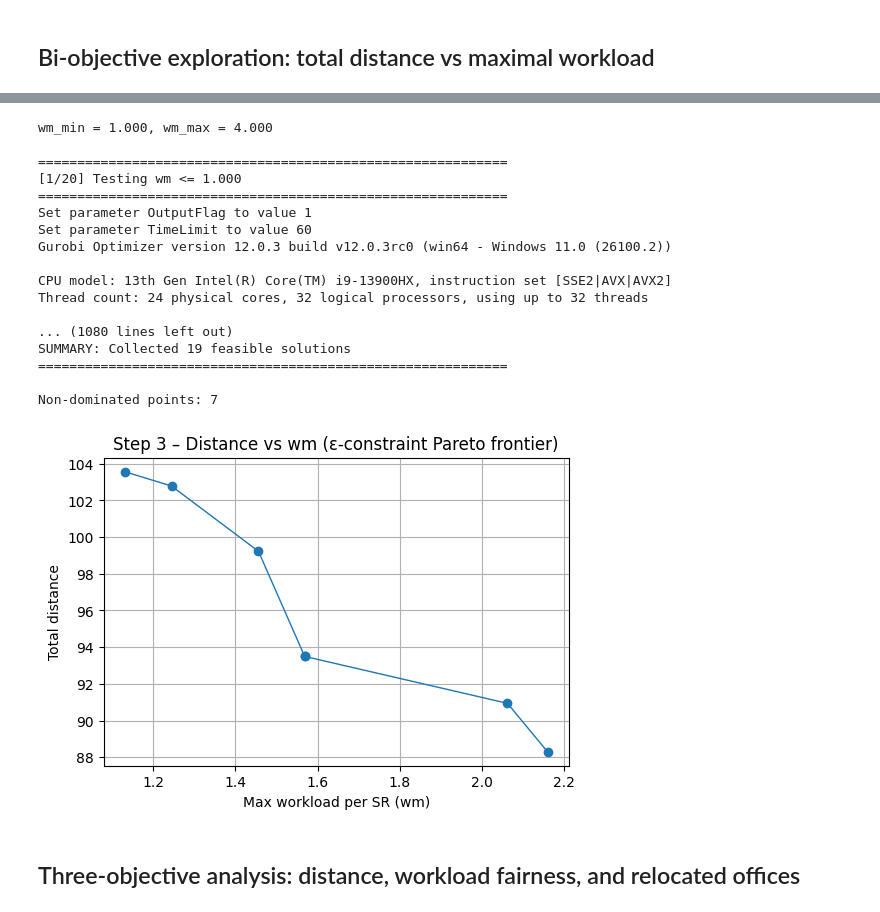
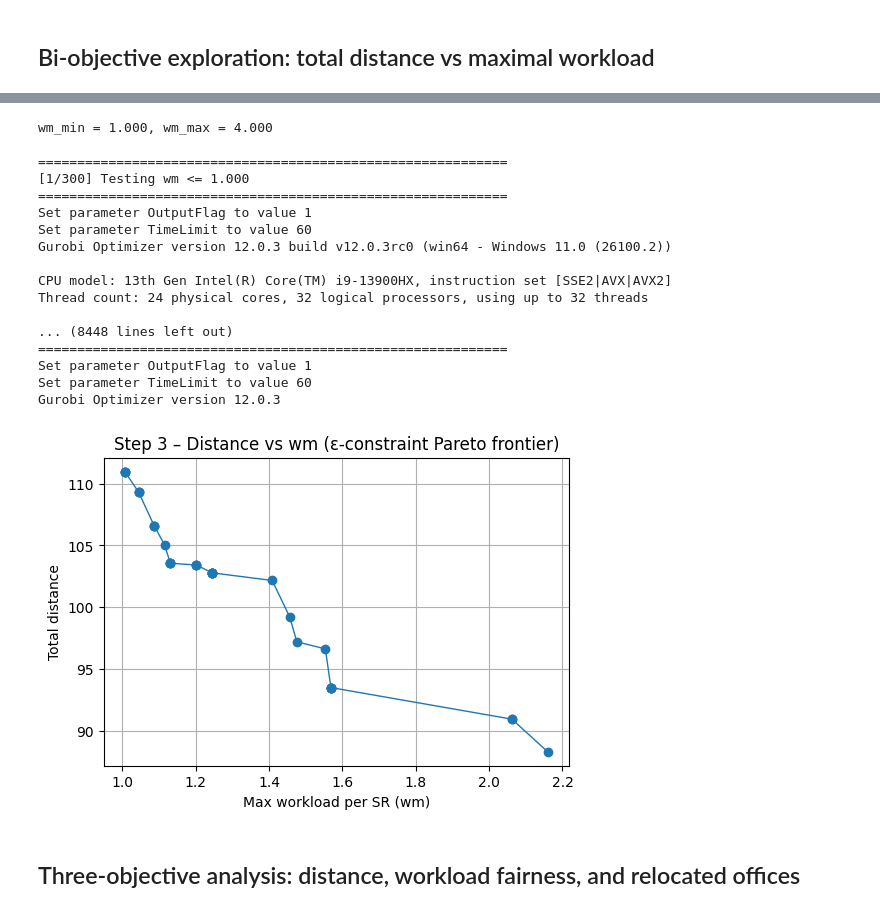
Before and after one commit to MathysBgh/Pfizer_Project, a Jupyter notebook: Pfizer_Step3.ipynb, the cells around one changed output, grey strips where cells are left out. Cells and saved outputs as stored; diff of their text form; code cells hidden in the pictures.

Commit message:
epsilon steps fixed

```diff
--- a/Pfizer_Step3.ipynb
+++ b/Pfizer_Step3.ipynb
@@ -278,7 +279,8 @@ wm_max = sum(workloads)
 print(f"wm_min = {wm_min:.3f}, wm_max = {wm_max:.3f}")
 
 # Grid of allowed wm values (ε) between wm_min and wm_max
-eps_grid = np.linspace(wm_min, wm_max, 20)  # Reduced from 40 to 20 for faster solving
+epsilon_step = 0.01      # Step 0.01
+eps_grid = np.arange(wm_min, wm_max + 1e-9, epsilon_step)
 
 pareto_points = []   # list of (wm_val, dist_val)
 
@@ -336,39 +338,39 @@ for wm_val, dist_val in pareto_points:
 pareto_nd.sort()
 
 print(f"Non-dominated points: {len(pareto_nd)}\n")
 
 # Plot the 2D Pareto frontier
 if pareto_nd:
     xs = [p[0] for p in pareto_nd]  # wm
     ys = [p[1] for p in pareto_nd]  # distance
     plt.figure(figsize=(6, 4))
     plt.plot(xs, ys, "o-", linewidth=1)
     plt.xlabel("Max workload per SR (wm)")
     plt.ylabel("Total distance")
     plt.title("Step 3 – Distance vs wm (ε-constraint Pareto frontier)")
     plt.grid(True)
     plt.show()
 else:
     print("No feasible Pareto points found.")
 # %% [output]
 wm_min = 1.000, wm_max = 4.000
 
 ============================================================
-[1/20] Testing wm <= 1.000
+[1/300] Testing wm <= 1.000
 ============================================================
 Set parameter OutputFlag to value 1
 Set parameter TimeLimit to value 60
 Gurobi Optimizer version 12.0.3 build v12.0.3rc0 (win64 - Windows 11.0 (26100.2))
 
 CPU model: 13th Gen Intel(R) Core(TM) i9-13900HX, instruction set [SSE2|AVX|AVX2]
 Thread count: 24 physical cores, 32 logical processors, using up to 32 threads
 
-... (1080 lines left out)
-SUMMARY: Collected 19 feasible solutions
+... (8448 lines left out)
 ============================================================
-
-Non-dominated points: 7
+Set parameter OutputFlag to value 1
+Set parameter TimeLimit to value 60
+Gurobi Optimizer version 12.0.3
-[figure, old version]
+[figure, new version]
 # %% [markdown]
 ## Three-objective analysis: distance, workload fairness, and relocated offices
 # %%
```
Also changed, not shown: parts of 2 cells of this notebook, 2 other files.
